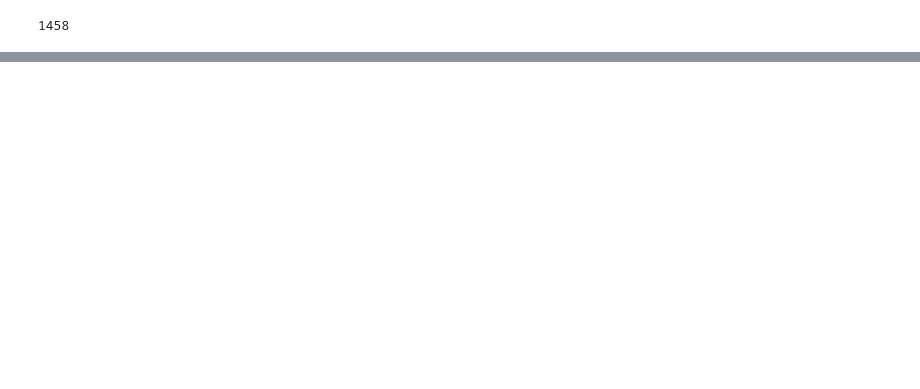
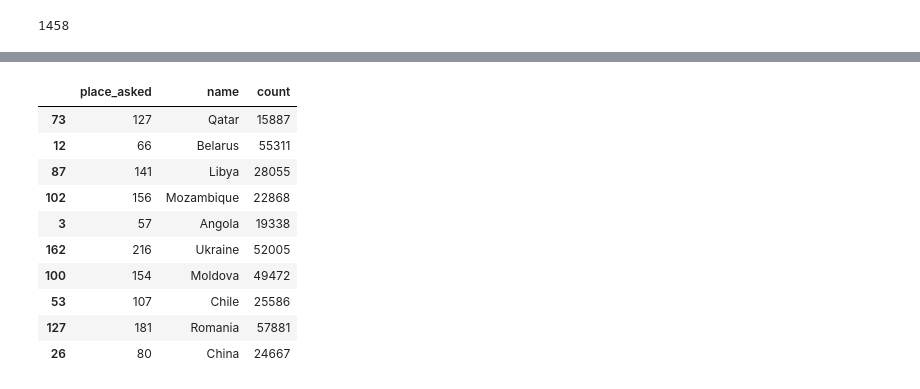
Before and after one commit to dpribula/Diploma, a Jupyter notebook: data_analysis.ipynb, the cells around one changed output, grey strips where cells are left out. Cells and saved outputs as stored; diff of their text form; code cells hidden in the pictures; blank space fills up the shorter version.

```diff
--- a/data_analysis.ipynb
+++ b/data_analysis.ipynb
@@ -55,0 +71,17 @@ grouped.to_csv("~/test.csv")
+# %%
+counted.sort_values(by=['count'])
+counted = codes.merge(counted,left_on='place_asked', right_on='place_asked')
+counted.to_csv("./analysis/counted.csv")
+counted.sample(10)
+# %% [output]
+|  | place_asked | name | count |
+| 73 | 127 | Qatar | 15887 |
+| 12 | 66 | Belarus | 55311 |
+| 87 | 141 | Libya | 28055 |
+| 102 | 156 | Mozambique | 22868 |
+| 3 | 57 | Angola | 19338 |
+| 162 | 216 | Ukraine | 52005 |
+| 100 | 154 | Moldova | 49472 |
+| 53 | 107 | Chile | 25586 |
+| 127 | 181 | Romania | 57881 |
+| 26 | 80 | China | 24667 |
```
Also changed, not shown: parts of 14 cells of this notebook, 16 other files.
